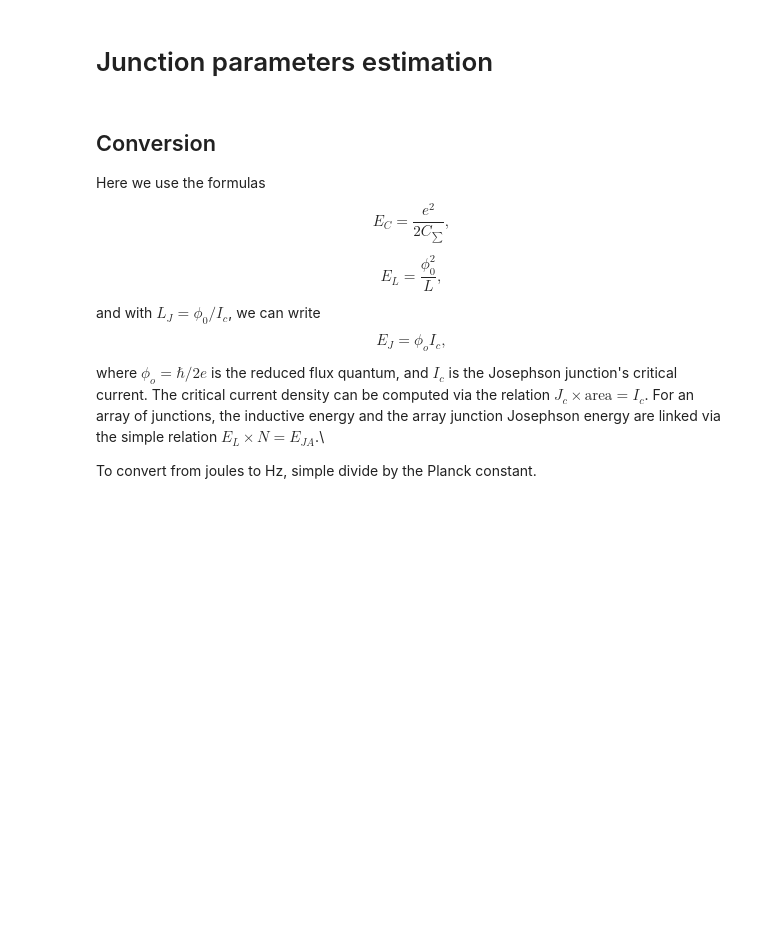
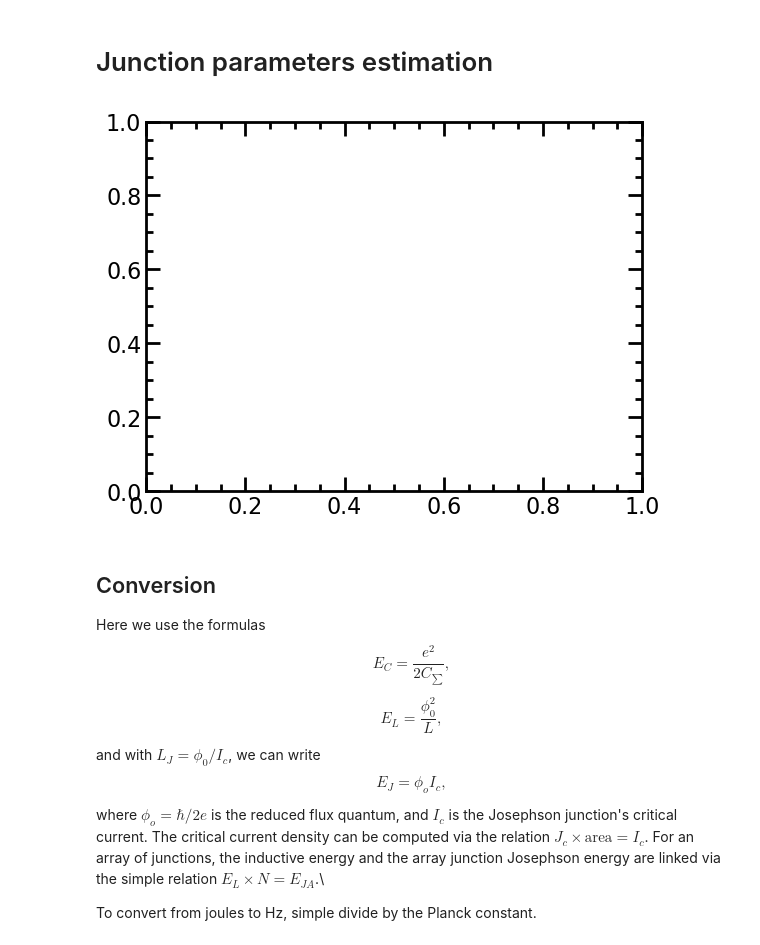
Before and after one commit to qnl/Fluxonium_berkeley, a Jupyter notebook: Notebooks/Junctions calculation.ipynb, the cells around one changed output. Cells and saved outputs as stored; diff of their text form; code cells hidden in the pictures; blank space fills up the shorter version.

```diff
--- a/Notebooks/Junctions calculation.ipynb
+++ b/Notebooks/Junctions calculation.ipynb
@@ -10,3 +3,69 @@ import plotting_settings
+# %%
+import scipy.constants as cs
+import numpy as np
+from matplotlib import pyplot as plt
+import sys
+sys.path.append('/Users/longnguyen/Documents/GitHub/Fluxonium_berkeley')
+
+plt.style.use(['seaborn-deep'])
+
+plt.rc('lines',
+       linewidth=3,
+       dashed_pattern=[4, 3],
+       dashdot_pattern=[4, 2, 1, 2],
+       dotted_pattern=[1, 2])
+
+plt.rc('font',
+       family='sans-serif',
+       size=15)
+
+plt.rc('mathtext',
+       fontset='cm')
+
+plt.rc('axes',
+       linewidth=2,
+       titlesize=25,
+       labelsize=25,
+       titlepad=10,
+       )
+
+plt.rc('xtick',
+       top=True,
+       labelsize=16,
+       direction='in')
+
+plt.rc('xtick.major',
+       size=10,
+       width=2)
+
+plt.rc('xtick.minor',
+       size=5,
+       width=2,
+       visible=True)
+
+plt.rc('ytick',
+       right=True,
+       labelsize=16,
+       direction='in')
+
+plt.rc('ytick.major',
+       size=10,
+       width=2)
+
+plt.rc('ytick.minor',
+       size=5,
+       width=2,
+       visible=True)
+
+plt.rc('legend',
+       fontsize=16)
+
+plt.rc('figure',
+       titlesize=16)
+
+plt.tick_params(labelsize = 16)
+# %% [output]
+[figure, added]
 # %% [markdown]
 ## Conversion
 Here we use the formulas
```
Also changed, not shown: parts of 3 cells of this notebook, 3 other files.
